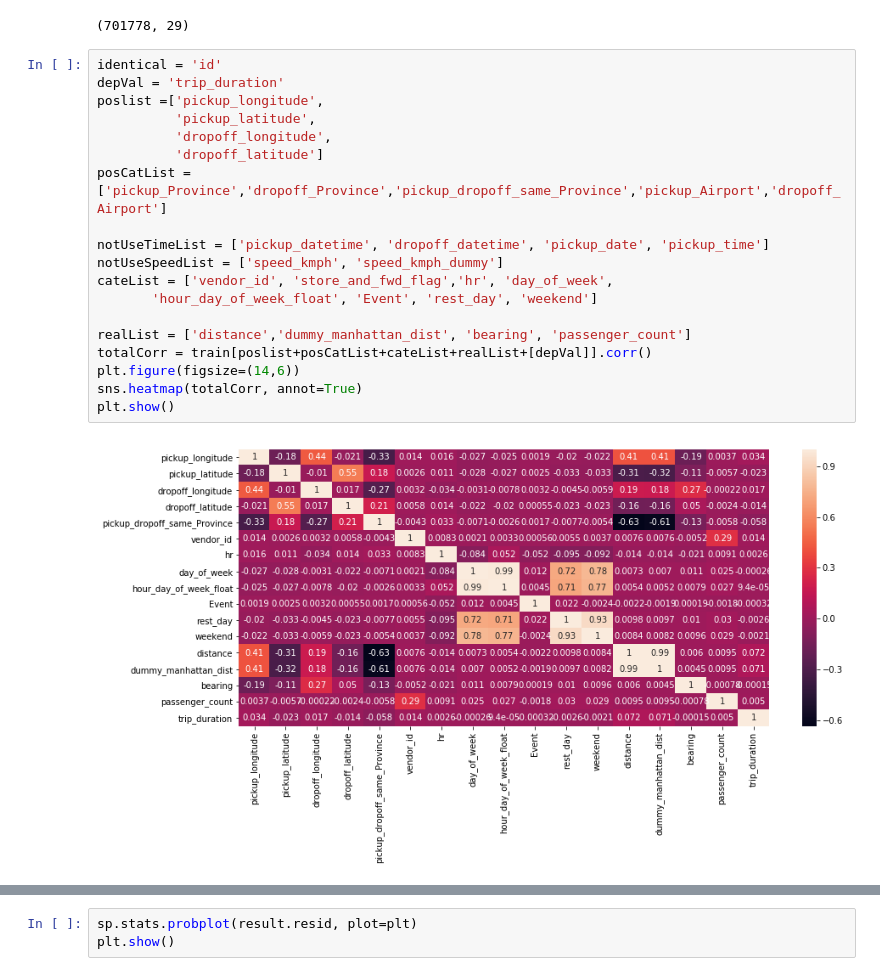
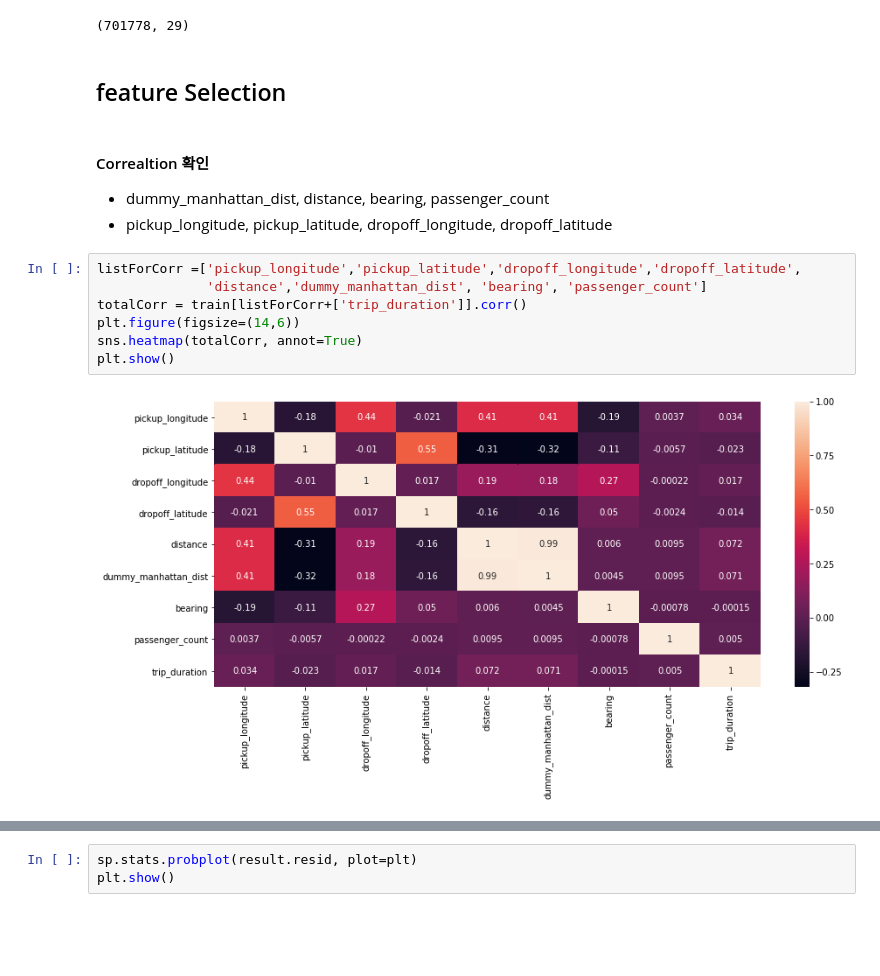
Before and after one commit to buenhyden/TeamProject_Linear_Regression, a Jupyter notebook: TeamProject_Linear_Regression_Analysis_2nd_2.ipynb, the cells around one changed output, grey strips where cells are left out. Cells and saved outputs as stored; diff of their text form; blank space fills up the shorter version.

```diff
--- a/TeamProject_Linear_Regression_Analysis_2nd_2.ipynb
+++ b/TeamProject_Linear_Regression_Analysis_2nd_2.ipynb
@@ -105,26 +104,20 @@ train.drop(['minute','month','day'],axis = 1,inplace = True)
 train.shape
 # %% [output]
 (701778, 29)
+# %% [markdown]
+## feature Selection
+# %% [markdown]
+#### Correaltion 확인
+* dummy_manhattan_dist, distance, bearing, passenger_count
+* pickup_longitude, pickup_latitude, dropoff_longitude, dropoff_latitude
 # %%
-identical = 'id'
-depVal = 'trip_duration'
-poslist =['pickup_longitude',
-          'pickup_latitude',
-          'dropoff_longitude',
-          'dropoff_latitude']
-posCatList = ['pickup_Province','dropoff_Province','pickup_dropoff_same_Province','pickup_Airport','dropoff_Airport']
-
-notUseTimeList = ['pickup_datetime', 'dropoff_datetime', 'pickup_date', 'pickup_time']
-notUseSpeedList = ['speed_kmph', 'speed_kmph_dummy']
-cateList = ['vendor_id', 'store_and_fwd_flag','hr', 'day_of_week',
-       'hour_day_of_week_float', 'Event', 'rest_day', 'weekend']
-
-realList = ['distance','dummy_manhattan_dist', 'bearing', 'passenger_count']
-totalCorr = train[poslist+posCatList+cateList+realList+[depVal]].corr()
+listForCorr =['pickup_longitude','pickup_latitude','dropoff_longitude','dropoff_latitude',
+              'distance','dummy_manhattan_dist', 'bearing', 'passenger_count']
+totalCorr = train[listForCorr+['trip_duration']].corr()
 plt.figure(figsize=(14,6))
 sns.heatmap(totalCorr, annot=True)
 plt.show()
 # %% [output]
-[figure, old version]
+[figure, new version]
 # %%
 plt.figure(figsize=(14,6))
```
Also changed, not shown: parts of 40 cells of this notebook, 1 other file.
